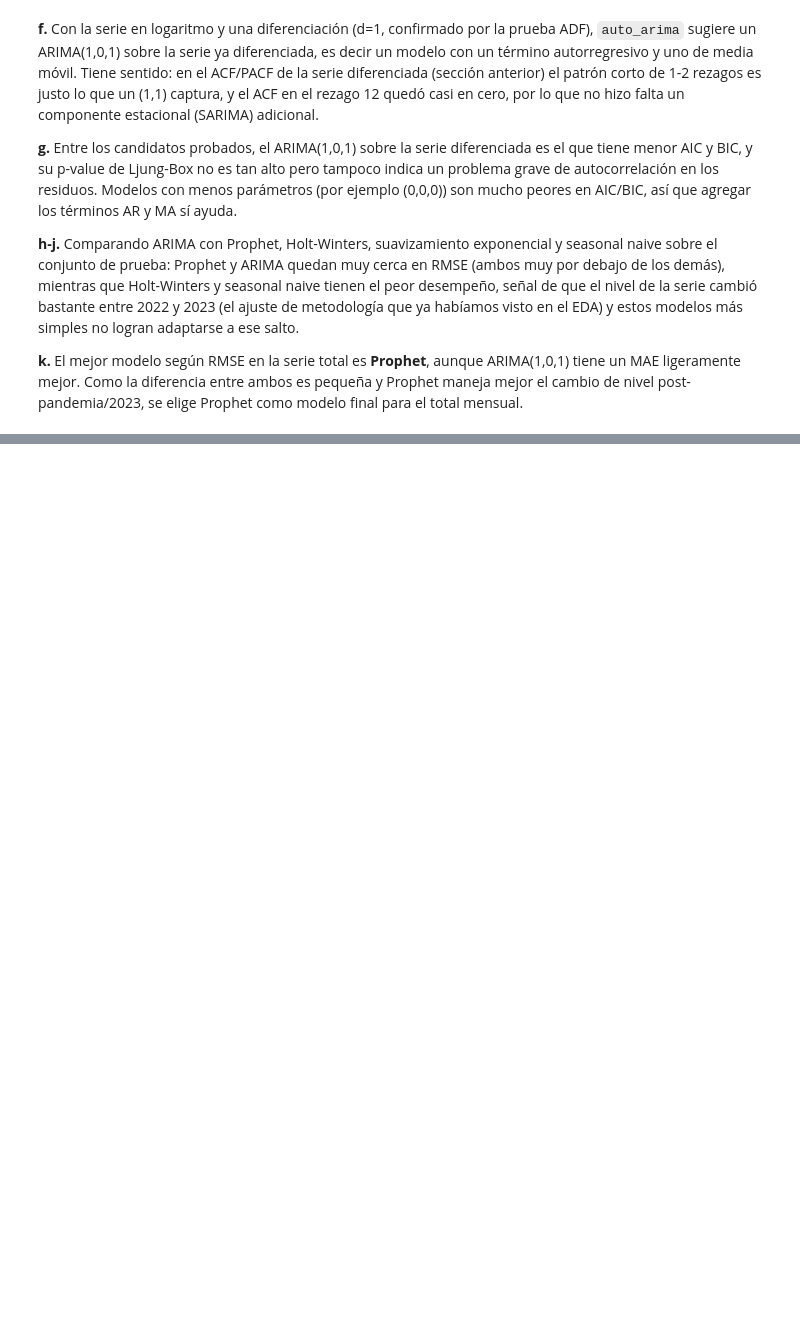
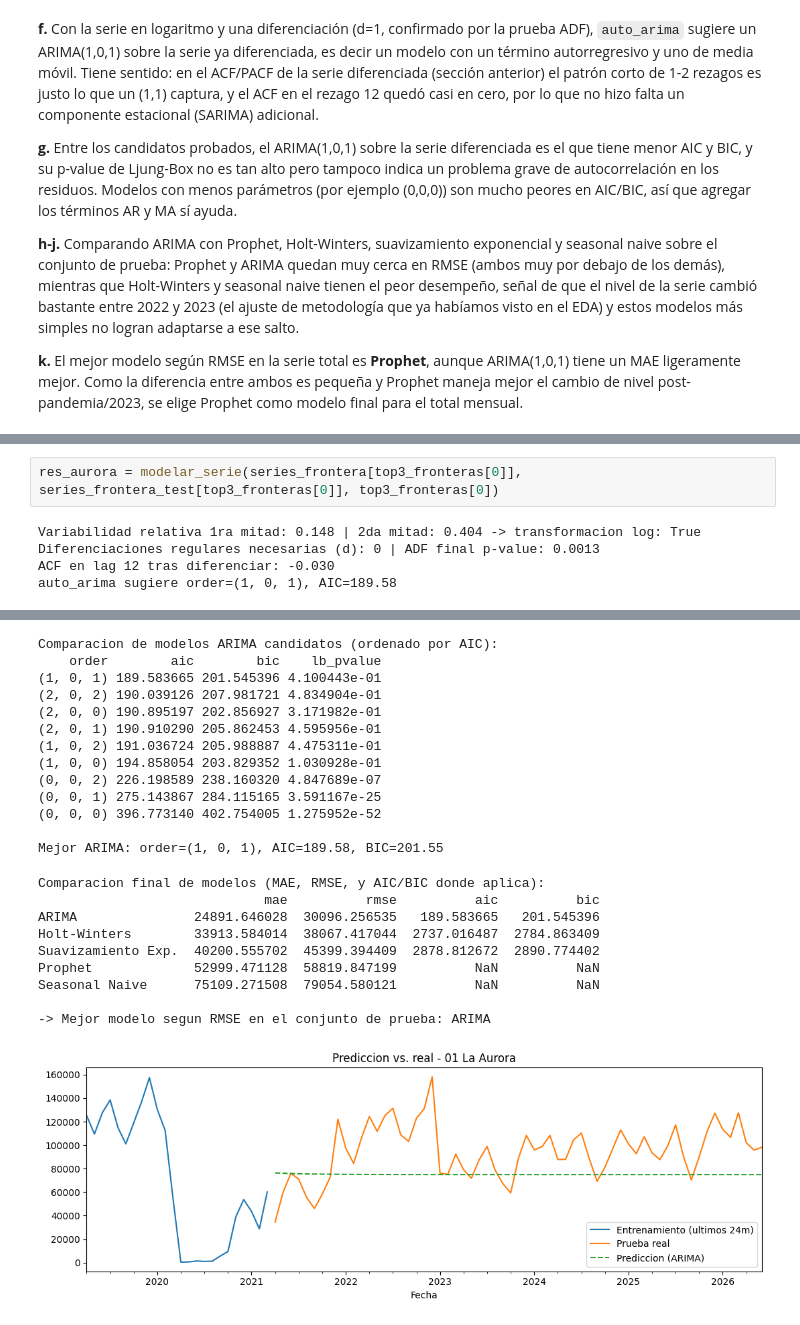
Before and after one commit to Qu3zada22/Laboratorio1-ds, a Jupyter notebook: lab1.ipynb, the cells around one changed output, grey strips where cells are left out. Saved outputs shown, nothing was run; the diff lists cells and outputs as text; blank space fills up the shorter version.

```diff
--- a/lab1.ipynb
+++ b/lab1.ipynb
@@ -629,0 +659,7 @@ res_total = modelar_serie(serie_total_train, serie_total_test, 'Total mensual de
+# %%
+res_aurora = modelar_serie(series_frontera[top3_fronteras[0]], series_frontera_test[top3_fronteras[0]], top3_fronteras[0])
+# %% [output]
+Variabilidad relativa 1ra mitad: 0.148 | 2da mitad: 0.404 -> transformacion log: True
+Diferenciaciones regulares necesarias (d): 0 | ADF final p-value: 0.0013
+ACF en lag 12 tras diferenciar: -0.030
+auto_arima sugiere order=(1, 0, 1), AIC=189.58
@@ -629,0 +668,23 @@ res_total = modelar_serie(serie_total_train, serie_total_test, 'Total mensual de
+Comparacion de modelos ARIMA candidatos (ordenado por AIC):
+    order        aic        bic    lb_pvalue
+(1, 0, 1) 189.583665 201.545396 4.100443e-01
+(2, 0, 2) 190.039126 207.981721 4.834904e-01
+(2, 0, 0) 190.895197 202.856927 3.171982e-01
+(2, 0, 1) 190.910290 205.862453 4.595956e-01
+(1, 0, 2) 191.036724 205.988887 4.475311e-01
+(1, 0, 0) 194.858054 203.829352 1.030928e-01
+(0, 0, 2) 226.198589 238.160320 4.847689e-07
+(0, 0, 1) 275.143867 284.115165 3.591167e-25
+(0, 0, 0) 396.773140 402.754005 1.275952e-52
+
+Mejor ARIMA: order=(1, 0, 1), AIC=189.58, BIC=201.55
+Comparacion final de modelos (MAE, RMSE, y AIC/BIC donde aplica):
+                             mae          rmse          aic          bic
+ARIMA               24891.646028  30096.256535   189.583665   201.545396
+Holt-Winters        33913.584014  38067.417044  2737.016487  2784.863409
+Suavizamiento Exp.  40200.555702  45399.394409  2878.812672  2890.774402
+Prophet             52999.471128  58819.847199          NaN          NaN
+Seasonal Naive      75109.271508  79054.580121          NaN          NaN
+
+-> Mejor modelo segun RMSE en el conjunto de prueba: ARIMA
+[figure, added]
```
Also changed, not shown: parts of 24 cells of this notebook, 2 other files.
